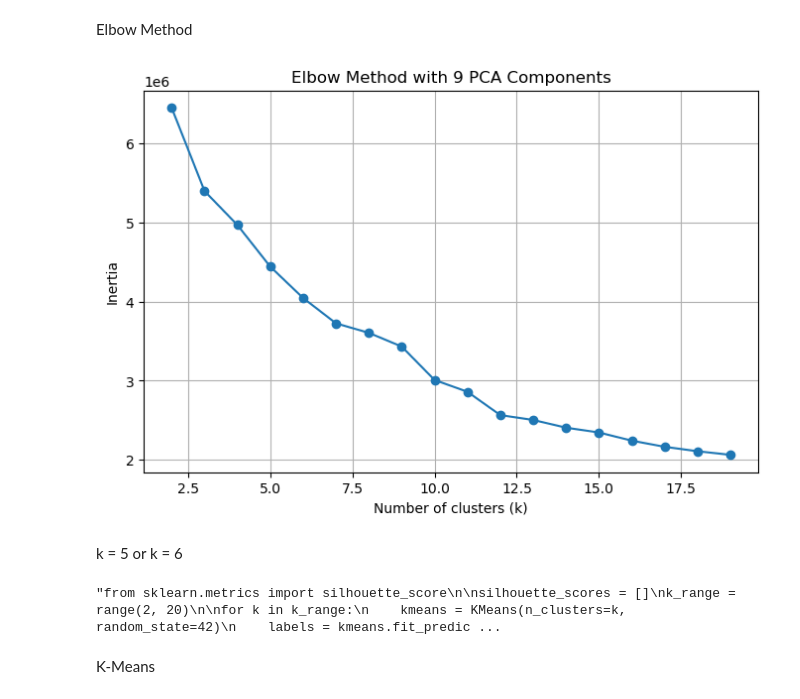
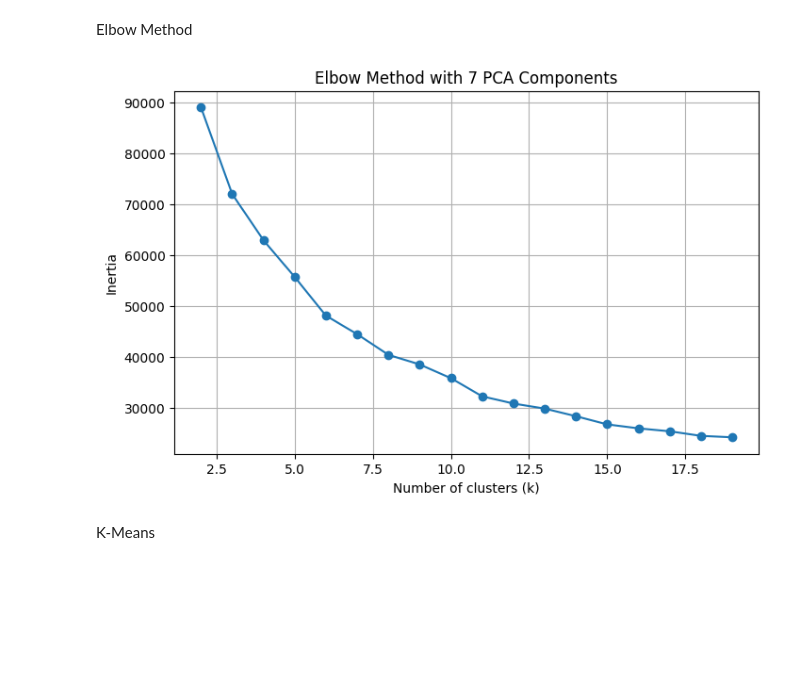
Before and after one commit to gugaaa1904/BC, a Jupyter notebook: Case 3.ipynb, the cells around one changed output. Saved outputs shown, nothing was run; the diff lists cells and outputs as text; code cells hidden in the pictures; blank space fills up the shorter version.

```diff
--- a/Case 3.ipynb
+++ b/Case 3.ipynb
@@ -594,11 +480,0 @@ Outlier Treatment
-# %%
-def remove_outliers_iqr(df, column):
-    Q1 = df[column].quantile(0.25)
-    Q3 = df[column].quantile(0.75)
-    IQR = Q3 - Q1
-    lower = Q1 - 1.5 * IQR
-    upper = Q3 + 1.5 * IQR
-    return df[(df[column] >= lower) & (df[column] <= upper)]
-
-for col in numeric_cols:
-    test_data = remove_outliers_iqr(test_data, col)
@@ -642,0 +791,3 @@ print(test_data[['Client ID', 'Recency', 'Log_Recency', 'Frequency', 'Log_Freque
+# %%
+test_data = test_data.merge(customer_pct, on='Client ID', how='left')
+test_data.head(5)
@@ -694,11 +843,18 @@ To ensure the quality and efficiency of clustering, we analyzed the correlation
 Drop Unnecessary Columns
 # %%
 cols_to_drop = [
-    'Date', 'ID Product', 'YearMonth', 'ZIP Code', 'ID Client Type',
-    'Product Description', 'ID Product Category', 'Recency', 'Monetary', 'Frequency',
-    'Weekday', 'YearWeek', 'Region', 'Macro_Category',
-    'Log_Recency', 'Log_Monetary', 'Avg_Products_Per_Week',
-    'Region_Porto', 'Region_Lisboa', 'Region_Sul'
+    # Identifiers and Information about products
+    'Date', 'ID Product', 'YearMonth', 'YearWeek', 'Weekday', 'ZIP Code', 'ID Client Type', 'Product Description',
+    'ID Product Category','Macro_Category', 'Avg_Products_Per_Week',
+
+    # RFM
+    'Recency', 'Frequency', 'Monetary',   'Log_Recency', 'Log_Monetary',
+
+    # Days of the Week
+    'Monday', 'Tuesday', 'Wednesday', 'Thursday', 'Friday', 'Saturday', 'Sunday',
+
+    # Region dummies
+    'Region_Centro', 'Region_Lisboa', 'Region_Norte', 'Region_Porto', 'Region_Sul', 'Region',
 ]
 
 test_data = test_data.drop(columns=cols_to_drop)
@@ -781,6 +900,10 @@ Applying Standard Scaler
 # %%
-scaler = StandardScaler()
+client_ids = test_data['Client ID']
+features_to_scale = test_data.drop(columns=['Client ID'])
+
+scaler = MinMaxScaler()
 scaled_features = scaler.fit_transform(features_to_scale)
+
 scaled_df = pd.DataFrame(scaled_features, columns=features_to_scale.columns)
 scaled_df['Client ID'] = client_ids.values
 
@@ -867,51 +991,32 @@ Top features for PC21:
 # %% [markdown]
 Elbow Method
 # %%
-n_components_to_use = 9
+from sklearn.decomposition import PCA
+from sklearn.cluster import KMeans
+import matplotlib.pyplot as plt
+
+n_components_to_use = 7
+
 pca = PCA(n_components=n_components_to_use)
 pca_selected_components = pca.fit_transform(scaled_features)
+
 inertia = []
 k_range = range(2, 20)
 
 for k in k_range:
     kmeans = KMeans(n_clusters=k, random_state=42)
     kmeans.fit(pca_selected_components)
     inertia.append(kmeans.inertia_)
 
 plt.figure(figsize=(8,5))
 plt.plot(k_range, inertia, marker='o')
 plt.title(f'Elbow Method with {n_components_to_use} PCA Components')
 plt.xlabel('Number of clusters (k)')
 plt.ylabel('Inertia')
 plt.grid(True)
 plt.show()
 # %% [output]
-[figure, old version]
+[figure, new version]
-# %% [markdown]
-k = 5 or k = 6
-# %%
-"""from sklearn.metrics import silhouette_score
-
-silhouette_scores = []
-k_range = range(2, 20)
-
-for k in k_range:
-    kmeans = KMeans(n_clusters=k, random_state=42)
-    labels = kmeans.fit_predict(pca_components)
-    score = silhouette_score(pca_components, labels)
-    silhouette_scores.append(score)
-
-# Plot Silhouette Scores
-plt.figure(figsize=(8,5))
-plt.plot(k_range, silhouette_scores, marker='o')
-plt.title('Silhouette Score')
-plt.xlabel('Number of clusters (k)')
-plt.ylabel('Silhouette Score')
-plt.grid(True)
-plt.show()
-"""
-# %% [output]
-"from sklearn.metrics import silhouette_score\n\nsilhouette_scores = []\nk_range = range(2, 20)\n\nfor k in k_range:\n    kmeans = KMeans(n_clusters=k, random_state=42)\n    labels = kmeans.fit_predic ...
 # %% [markdown]
 K-Means
 # %%
```
Also changed, not shown: parts of 59 cells of this notebook, 2 other files.
